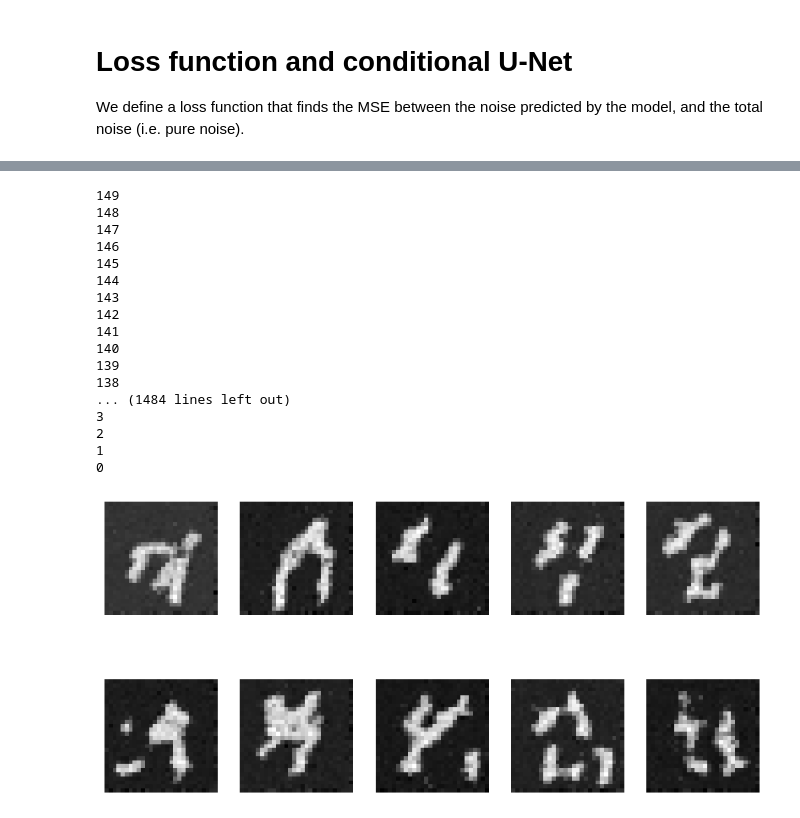
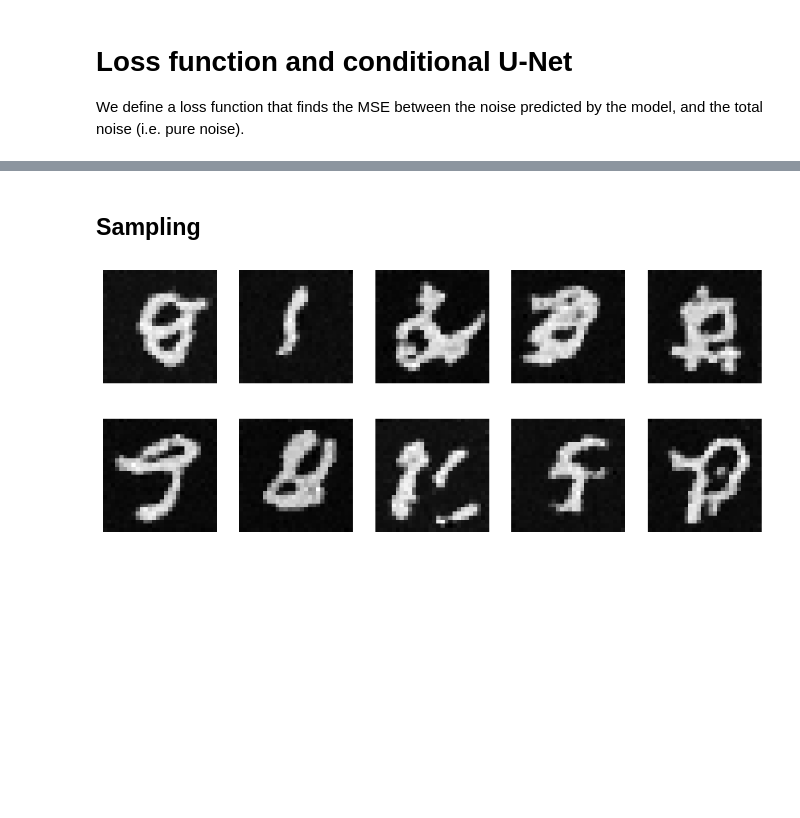
Before and after one commit to acceleratescience/diffusion-models, a Jupyter notebook: notebooks/4_diffusion.ipynb, the cells around one changed output, grey strips where cells are left out. Saved outputs shown, nothing was run; the diff lists cells and outputs as text; code cells hidden in the pictures; blank space fills up the shorter version.

```diff
--- a/notebooks/4_diffusion.ipynb
+++ b/notebooks/4_diffusion.ipynb
@@ -249,7 +249,7 @@ optimizer = optim.AdamW(model.parameters(), lr=0.001)
 device = torch.device('cuda' if torch.cuda.is_available() else 'cpu')
 # %%
 sample_image, target, label = next(iter(train_loader))
-loss = loss_function(model, sample_image, torch.tensor(0), label)
+loss = loss_function(model, sample_image, torch.tensor(0).unsqueeze(0), label)
 # %%
 num_epochs = 10
 
@@ -277,3 +281,5 @@ for epoch in range(num_epochs):
+# %% [markdown]
+## Sampling
 # %%
 sqrt_a_inv = torch.sqrt(1 / alpha)
 pred_noise_coeff = (1 - alpha) / torch.sqrt(1 - alpha_bar)
@@ -296,15 +302,11 @@ torch.save(model.state_dict(), 'model_bigger.pth')
 # %%
 @torch.no_grad()
 def sample_images(number=1):
-
-    # generate random noise
     x_t = torch.randn(1, 1, 28, 28, device=device)
     label = torch.zeros(1, 10, device=device)
     label[0, number] = 1
-
     x_ts = []
-    for i in range(0, T)[::-1]:
-        print(i)
+    for i in tqdm(range(0, T)[::-1]):
         t = torch.full((1,), i, device=device)
         t = t.float()
         e_t = model(x_t, t, label)
@@ -313,30 +315,13 @@ def sample_images(number=1):
 
     return x_ts
 # %%
-plt.figure(figsize=(10, 5))
+plt.figure(figsize=(12, 5))
 model.eval()
 for i in range(10):
-    x_t = sample_images(number=1)[-1]
+    x_t = sample_images(number=i)[-1]
     img = torch.squeeze(input=x_t).cpu()
     ax = plt.subplot(2, 5, i + 1)
     ax.axis('off')
     plt.imshow(img, cmap='gray')
 # %% [output]
-149
-148
-147
-146
-145
-144
-143
-142
-141
-140
-139
-138
-... (1484 lines left out)
-3
-2
-1
-0
-[figure, old version]
+[figure, new version]
```
Also changed, not shown: parts of 9 cells of this notebook, 3 other files.
